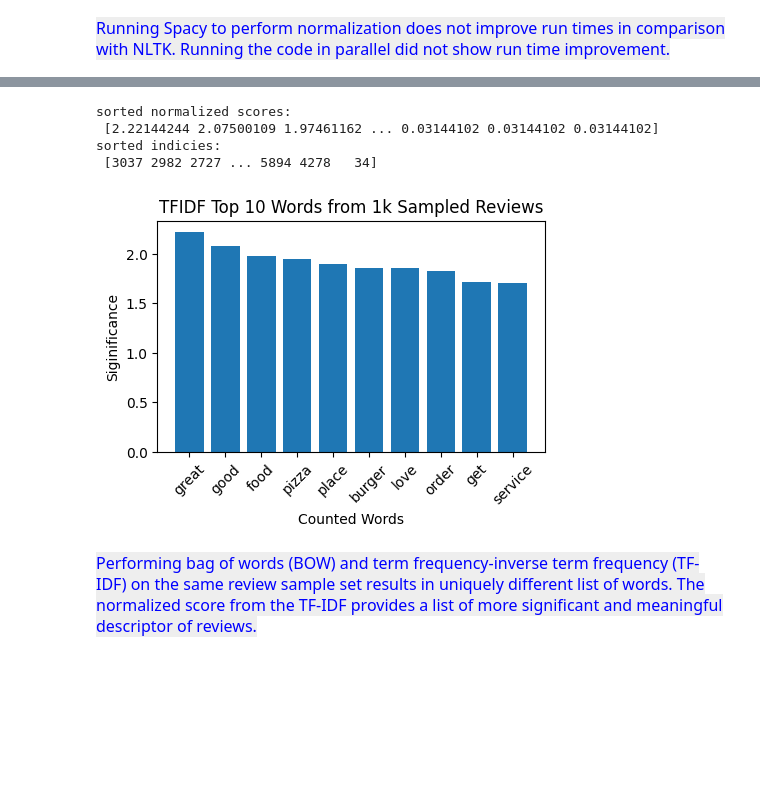
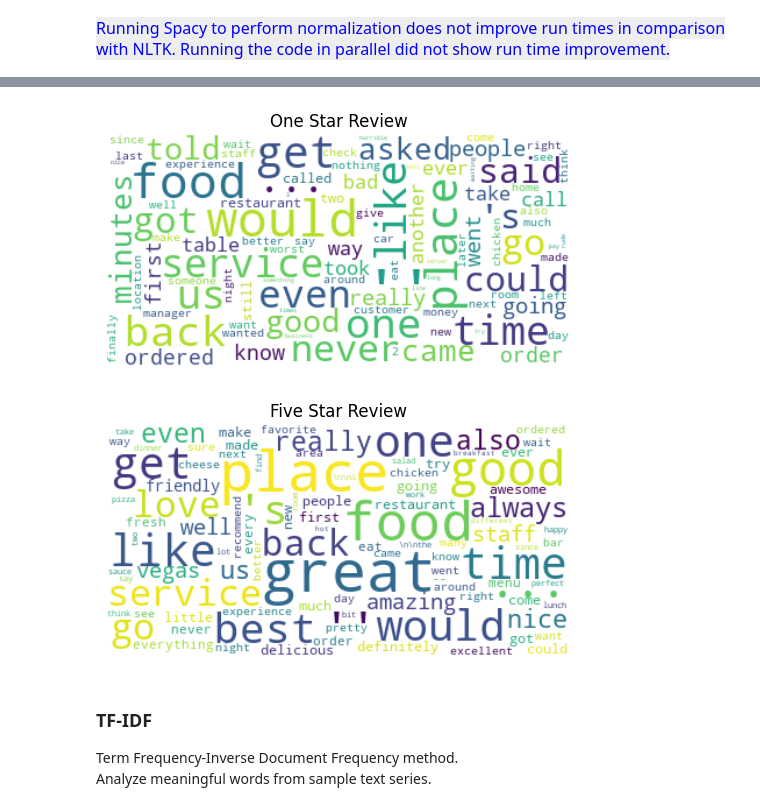
Before and after one commit to biman-zen/FinalCapstone, a Jupyter notebook: FinalCapstone_DW_EDA.ipynb, the cells around one changed output, grey strips where cells are left out. Saved outputs shown, nothing was run; the diff lists cells and outputs as text; code cells hidden in the pictures; blank space fills up the shorter version.

```diff
--- a/FinalCapstone_DW_EDA.ipynb
+++ b/FinalCapstone_DW_EDA.ipynb
@@ -531,6 +507,0 @@ def process_tfdif(text_list):
-# %%
-# Process text for TFIDF analysis
-start = time.time()
-text = process_tfdif(sample_df)
-end = time.time()
-print(f"Time elapsed: {round((end - start)/60,1)} min")
@@ -569,36 +508,25 @@ df_tfidf.head(5)
-# %%
-# Extract the normalized tfidf score
-col_norm = list()
-for col in df_tfidf.columns:
-    col_norm.append(np.linalg.norm(df_tfidf[col]))
-
-# Get the descending sort on the normalized scores
-sorted_scores = np.sort(col_norm)[::-1]
-sorted_indices = np.argsort(col_norm)[::-1]
-print("sorted normalized scores: \n", sorted_scores)
-print("sorted indicies: \n",sorted_indices)
-
-# Significant words based on sorted values
-significant_words = df_tfidf.columns[sorted_indices]
-#significant_word_count = df_tfidf.sum(axis=1).\
-#                    sort_values(ascending=False)
-#significant_words = df_tfidf.columns[significant_word_count.index]
-# %% [output]
-sorted normalized scores:
- [2.22144244 2.07500109 1.97461162 ... 0.03144102 0.03144102 0.03144102]
-sorted indicies:
- [3037 2982 2727 ... 5894 4278   34]
-# %%
-fig, ax = plt.subplots(figsize=(5, 3))
-ax.bar(x=significant_words[:10], height=sorted_scores[:10])
-ax.set_xlabel('Counted Words')
-ax.set_ylabel('Siginificance')
-ax.set_title('TFIDF Top 10 Words from 1k Sampled Reviews')
-ax.tick_params(axis='x', labelrotation=45)
-plt.show()
-# %% [output]
-[figure, removed]
-# %% [markdown]
-<span style="color: blue; font-family: Arial; font-size: 16px; background-color: #EEEEEE">
-Performing bag of words (BOW) and term frequency-inverse term frequency (TF-IDF) on the same review sample set results in uniquely different list of words. The normalized score from the TF-IDF provides a list of more significant and meaningful descriptor of reviews.
-</span>
+# %%
+def create_wordcloud(counter_list,title):
+    '''
+    Outputs a wordcloud figure given an input list of text.
+    List of texts are joined to form a single string.
+    '''
+    # create word cloud
+    #wordcloud = WordCloud(max_font_size=50, background_color="white").generate(single_doc[0])
+    wordcloud = WordCloud(max_font_size=50, max_words=100, background_color="white").generate_from_frequencies(counter_list)
+    plt.figure(figsize=(6, 6))
+    plt.imshow(wordcloud, interpolation="bilinear")
+    plt.title(title)
+    plt.axis("off")
+    plt.show()
+
+create_wordcloud(counted_tokens_one_star,'One Star Review')
+create_wordcloud(counted_tokens_five_star, 'Five Star Review')
+# %% [output]
+[figure, added]
+[figure, added]
+# %% [markdown]
+### TF-IDF
+
+Term Frequency-Inverse Document Frequency method.\
+Analyze meaningful words from sample text series.
```
Also changed, not shown: parts of 35 cells of this notebook.
